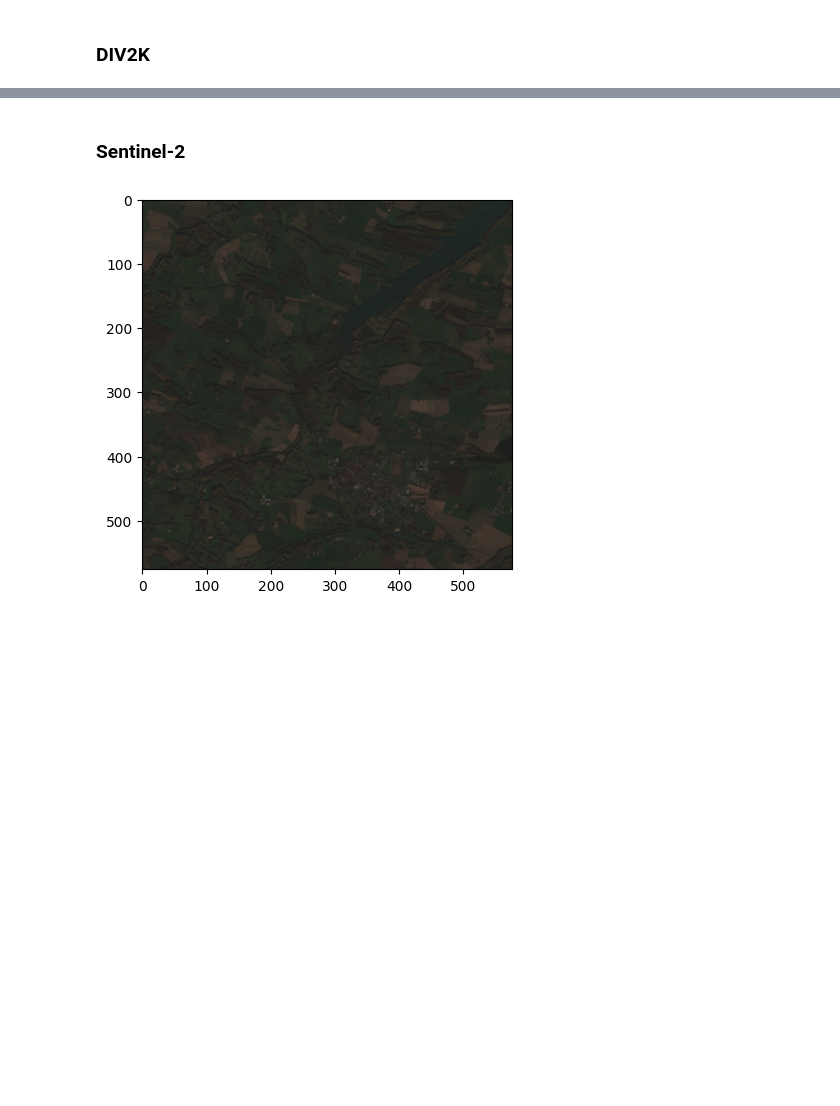
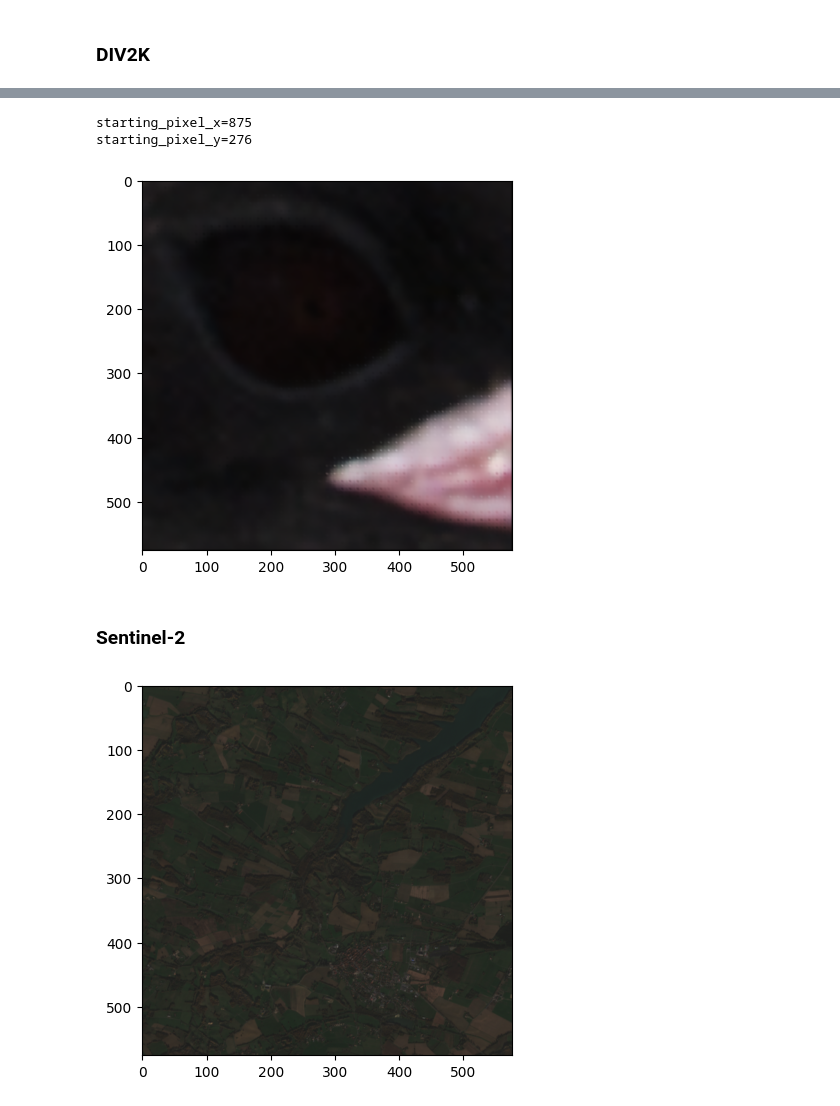
Before and after one commit to adriangt2001/TFG-Satellite-GSSR, a Jupyter notebook: notebooks/image_generator.ipynb, the cells around one changed output, grey strips where cells are left out. Cells and saved outputs as stored; diff of their text form; code cells hidden in the pictures; blank space fills up the shorter version.

```diff
--- a/notebooks/image_generator.ipynb
+++ b/notebooks/image_generator.ipynb
@@ -21,3 +83,17 @@ def save_img(image, path):
+# %%
+# Generate 1 x4 Image
+with torch.no_grad():
+    starting_pixel_x += -1
+    starting_pixel_y += -1
+    print(f'{starting_pixel_x=}')
+    print(f'{starting_pixel_y=}')
+
+    output_image_rgb = model_rgb(image[:3, starting_pixel_y:starting_pixel_y+48, starting_pixel_x:starting_pixel_x+48].unsqueeze(0).to(device=device), 12).squeeze().to(device='cpu')
+    visualize_image(output_image_rgb, [0, 1, 2])
+# %% [output]
+starting_pixel_x=875
+starting_pixel_y=276
+[figure, added]
 # %% [markdown]
 ### Sentinel-2
 # %%
```
Also changed, not shown: parts of 13 cells of this notebook, 55 other files.
